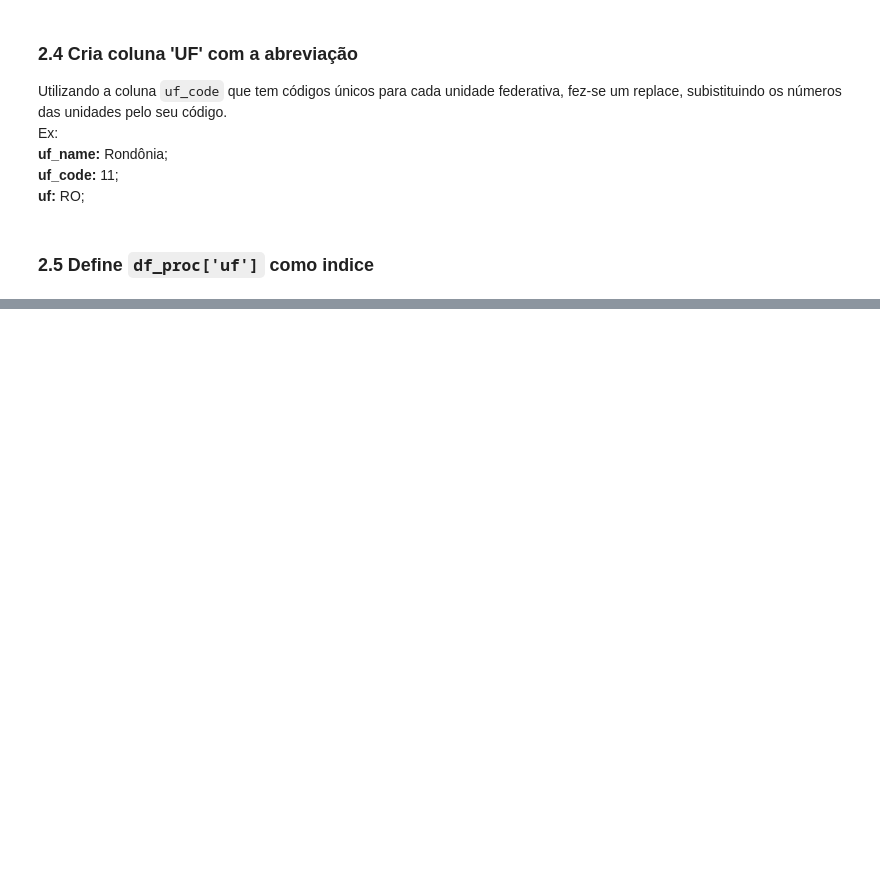
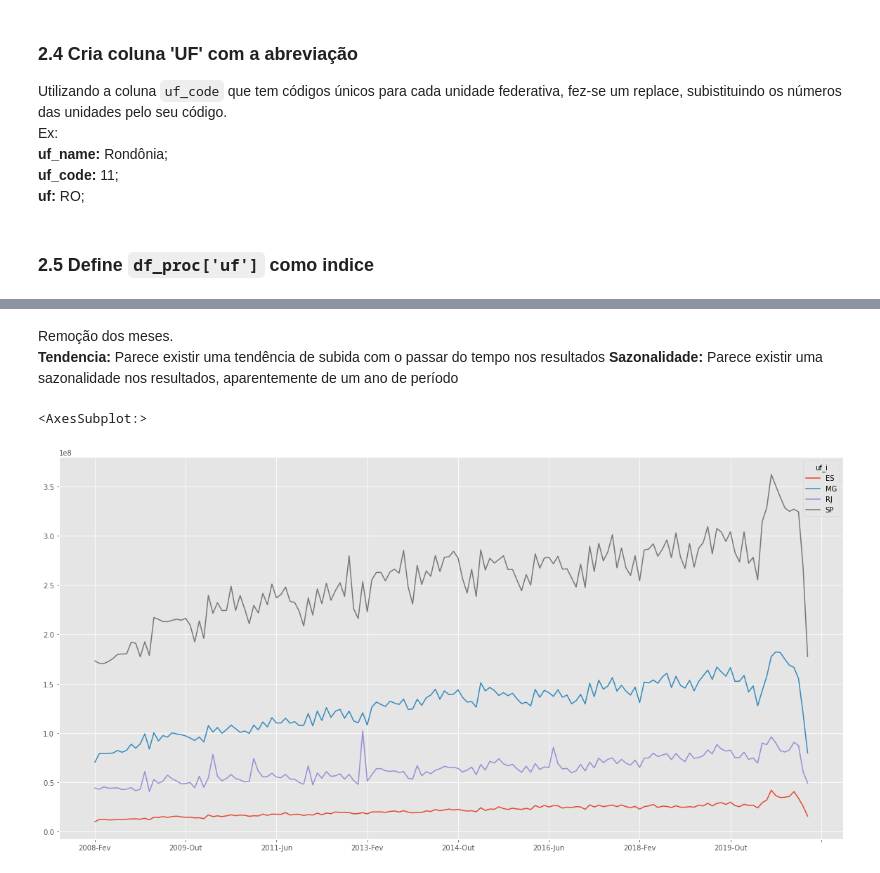
Before and after one commit to fdrigui/BootcampDataScience, a Jupyter notebook: module_one/Aula2.ipynb, the cells around one changed output, grey strips where cells are left out. Drawn from its saved outputs; the diff is of its cells as text; code cells hidden in the pictures; blank space fills up the shorter version.

```diff
--- a/module_one/Aula2.ipynb
+++ b/module_one/Aula2.ipynb
@@ -131,0 +212,10 @@ Função que padroniza e reaproveita o código para o plot dos resultados
+# %% [markdown]
+Remoção dos meses.<br>
+**Tendencia:** Parece existir uma tendência de subida com o passar do tempo nos resultados
+**Sazonalidade:** Parece existir uma sazonalidade nos resultados, aparentemente de um ano de período
+# %%
+sudeste = sudeste.loc['2008-Fev':,:].copy()
+sudeste[['ES', 'MG', 'RJ', 'SP']].plot(figsize=(20,10))
+# %% [output]
+<AxesSubplot:>
+[figure, added]
```
Also changed, not shown: parts of 39 cells of this notebook, 1 other file.
